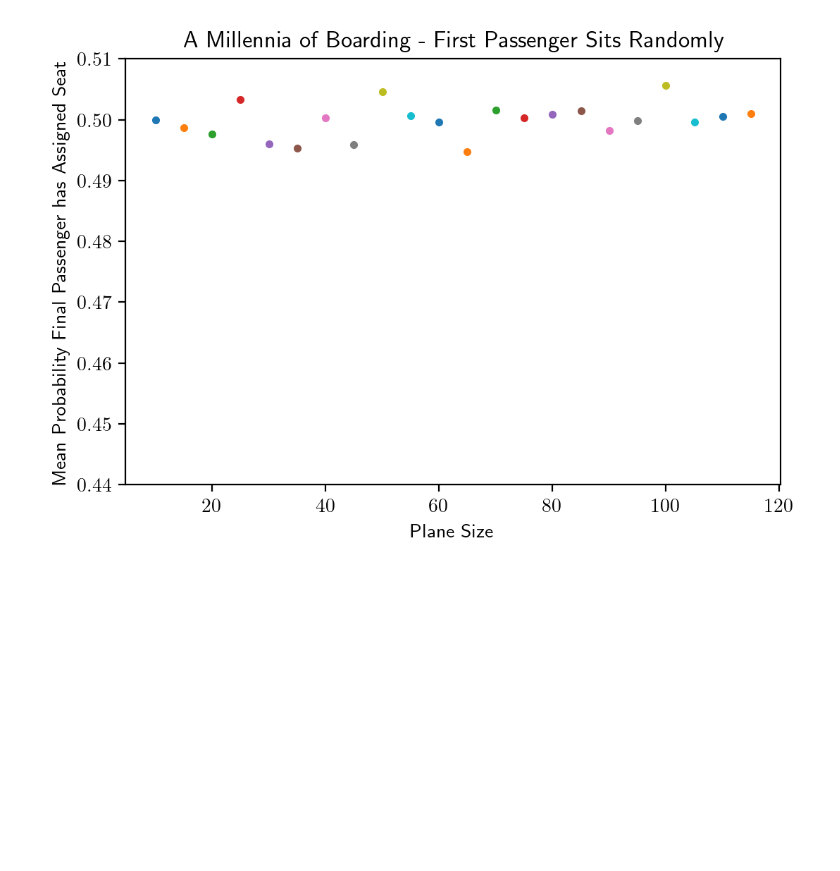
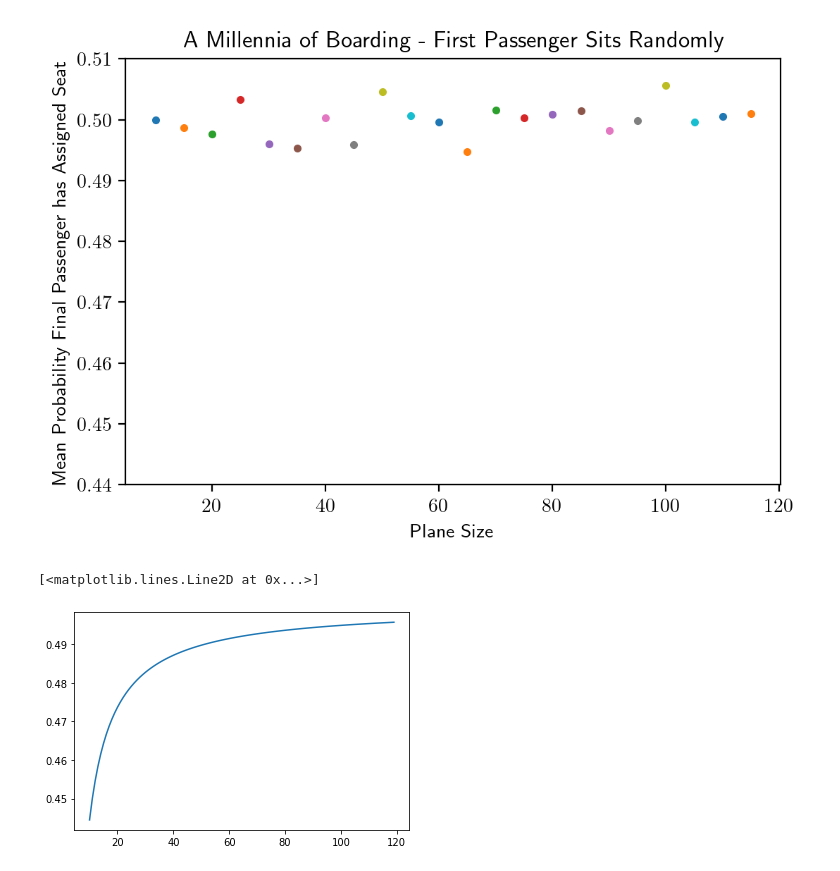
Before and after one commit to lachstr/physics_animations, a Jupyter notebook: jupyter/Airplane Boarding Problem.ipynb, the cells around one changed output. Drawn from its saved outputs; the diff is of its cells as text; code cells hidden in the pictures; blank space fills up the shorter version.

```diff
--- a/jupyter/Airplane Boarding Problem.ipynb
+++ b/jupyter/Airplane Boarding Problem.ipynb
@@ -316,3 +343,27 @@ plt.ylabel('Mean Probability Final Passenger has Assigned Seat')
 plt.savefig('meanprobvsplanesize-manyplanes-trulyrandom.png')
 # %% [output]
 [figure]
+# %%
+def pr(plane_size):
+    prob = 1/(plane_size-1)
+
+    for n in range(2, plane_size):
+        prob *= (1 + 1/(plane_size+1-n))
+
+    return prob
+
+import numpy as np
+
+plane_sizes = np.arange(10, 120, 1)
+
+import matplotlib.pyplot as plt
+
+probs = []
+for x in plane_sizes:
+    probs.append(1 - pr(x))
+
+
+plt.plot(plane_sizes, probs)
+# %% [output]
+[<matplotlib.lines.Line2D at 0x...>]
+[figure, added]
```
Also changed, not shown: parts of 6 cells of this notebook, 2 other files.
